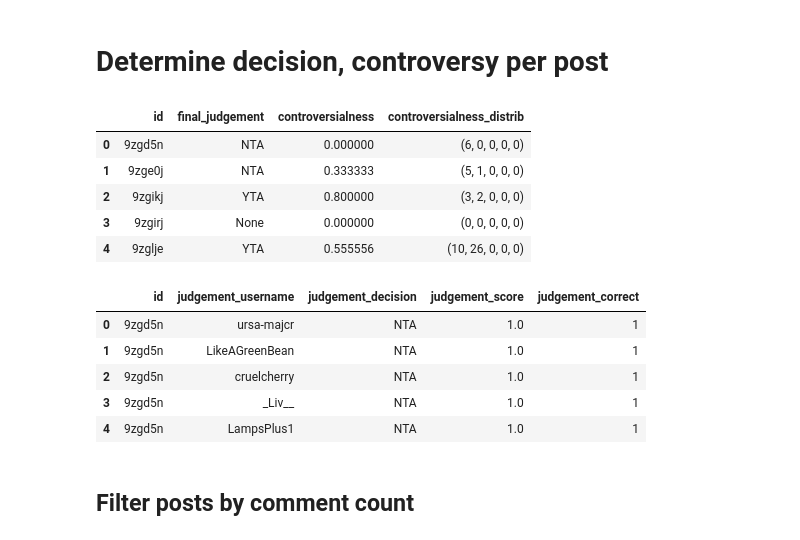
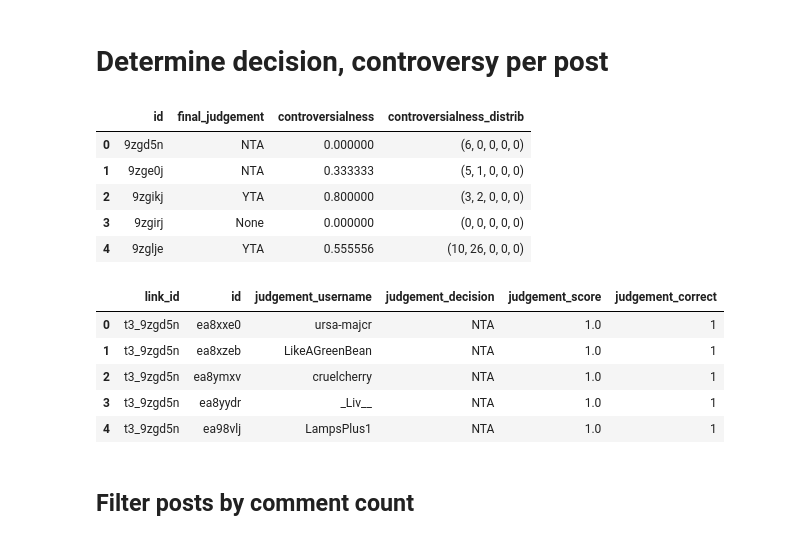
Before and after one commit to cephcyn/cornell_cs6742_a2, a Jupyter notebook: 01_metric_feasibility.ipynb, the cells around one changed output. Cells and saved outputs as stored; diff of their text form; code cells hidden in the pictures.

```diff
--- a/01_metric_feasibility.ipynb
+++ b/01_metric_feasibility.ipynb
@@ -163,7 +164,7 @@ def tag_post_judgements(posts_df, comms_df):
     # ATTR: Judgement distribution: a tuple containing counts for (NTA, YTA, NAH, ESH, INFO) judgements
     # VAL2: Return mapping between t3-less post ID with individual usernames, the judgements they left on that post, and the comment score they had for that judgement
     tags = {'id':[], 'final_judgement':[], 'controversialness':[], 'controversialness_distrib':[]}
-    userdistrib = {'id':[], 'judgement_username':[], 'judgement_decision':[], 'judgement_score':[], 'judgement_correct':[]}
+    userdistrib = {'link_id':[], 'id': [], 'judgement_username':[], 'judgement_decision':[], 'judgement_score':[], 'judgement_correct':[]}
     for _, post in posts_df.iterrows():
         post_id = post['id']
         tags['id'].append(post_id)
@@ -200,46 +201,47 @@ def tag_post_judgements(posts_df, comms_df):
             username = x['author']
             judgement = x['judgement_tag']
             # get user judgement information
-            userdistrib['id'].append(post_id)
+            userdistrib['link_id'].append(f't3_{post_id}')
+            userdistrib['id'].append(x['id'])
             userdistrib['judgement_username'].append(username)
             userdistrib['judgement_decision'].append(judgement)
             userdistrib['judgement_score'].append(x['score'])
             userdistrib['judgement_correct'].append(1 if (judgement==post_final_judgement) else 0)
             # get the judgement type
             if judgement in judgement_counts:
                 judgement_counts[judgement] += 1
         # Calculate controversialness metric
         controversialness = (judgement_counts['ESH']+judgement_counts['YTA'])/(judgement_counts['ESH']+judgement_counts['YTA']+judgement_counts['NAH']+judgement_counts['NTA'])
         controversialness = abs(controversialness - 0.5)
         controversialness = controversialness * -2
         controversialness = controversialness + 1
         # Save judgement distribution attributes
         tags['controversialness'].append(controversialness)
         tags['controversialness_distrib'].append((
             judgement_counts['NTA'],
             judgement_counts['YTA'],
             judgement_counts['NAH'],
             judgement_counts['ESH'],
             judgement_counts['INFO']))
     return pd.DataFrame(tags), pd.DataFrame(userdistrib)
 
 temp_a, temp_b = tag_post_judgements(posts_df[:5], comms_df)
 temp_a
 temp_b[:5]
 # posts_df[:5].merge(tag_post_judgements(posts_df[:5], comms_df), left_on='id', right_on='id')
 # %% [output]
 |  | id | final_judgement | controversialness | controversialness_distrib |
 | 0 | 9zgd5n | NTA | 0.000000 | (6, 0, 0, 0, 0) |
 | 1 | 9zge0j | NTA | 0.333333 | (5, 1, 0, 0, 0) |
 | 2 | 9zgikj | YTA | 0.800000 | (3, 2, 0, 0, 0) |
 | 3 | 9zgirj | None | 0.000000 | (0, 0, 0, 0, 0) |
 | 4 | 9zglje | YTA | 0.555556 | (10, 26, 0, 0, 0) |
-|  | id | judgement_username | judgement_decision | judgement_score | judgement_correct |
-| 0 | 9zgd5n | ursa-majcr | NTA | 1.0 | 1 |
-| 1 | 9zgd5n | LikeAGreenBean | NTA | 1.0 | 1 |
-| 2 | 9zgd5n | cruelcherry | NTA | 1.0 | 1 |
-| 3 | 9zgd5n | _Liv__ | NTA | 1.0 | 1 |
-| 4 | 9zgd5n | LampsPlus1 | NTA | 1.0 | 1 |
+|  | link_id | id | judgement_username | judgement_decision | judgement_score | judgement_correct |
+| 0 | t3_9zgd5n | ea8xxe0 | ursa-majcr | NTA | 1.0 | 1 |
+| 1 | t3_9zgd5n | ea8xzeb | LikeAGreenBean | NTA | 1.0 | 1 |
+| 2 | t3_9zgd5n | ea8ymxv | cruelcherry | NTA | 1.0 | 1 |
+| 3 | t3_9zgd5n | ea8yydr | _Liv__ | NTA | 1.0 | 1 |
+| 4 | t3_9zgd5n | ea98vlj | LampsPlus1 | NTA | 1.0 | 1 |
 # %% [markdown]
 ## Filter posts by comment count
 # %%
```
Also changed, not shown: parts of 11 cells of this notebook.
